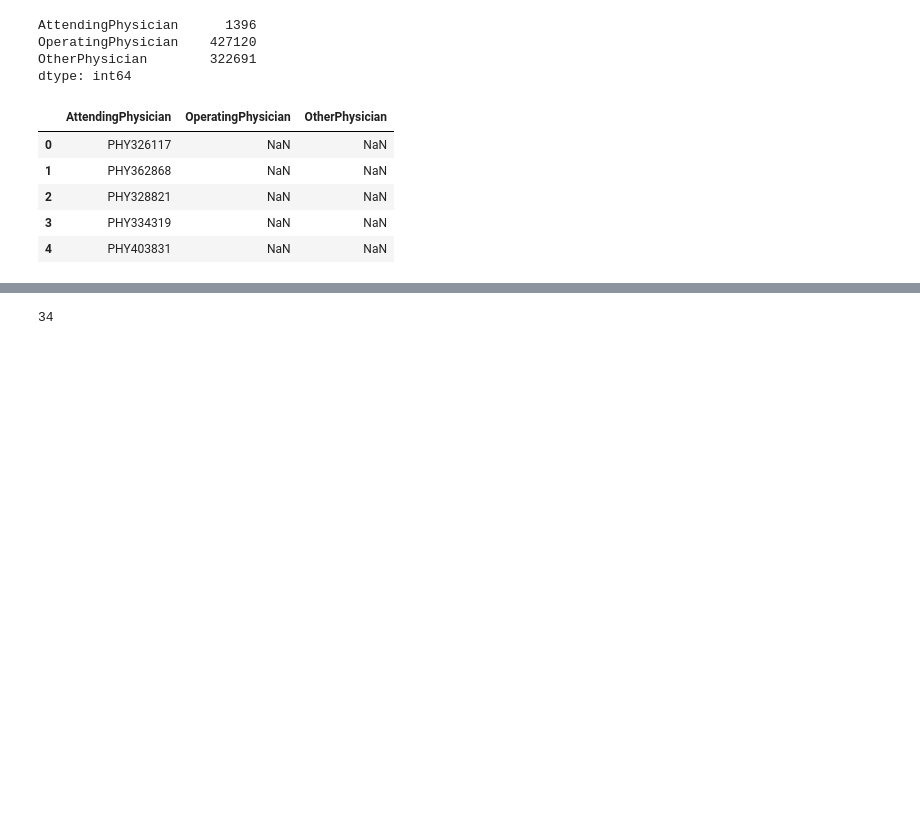
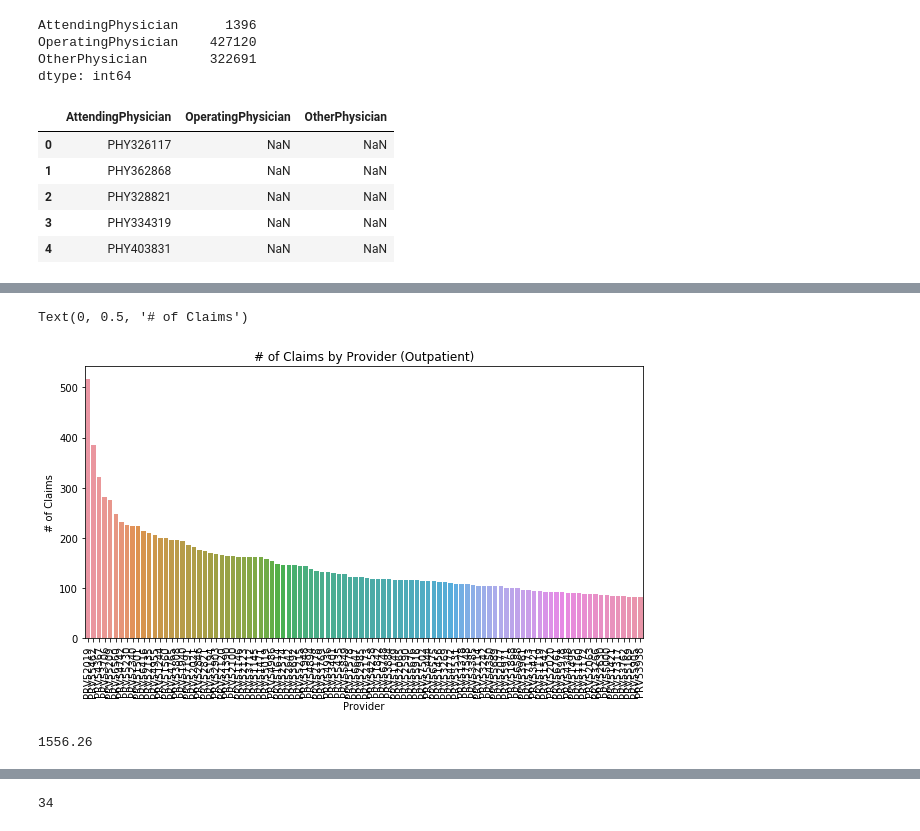
Before and after one commit to whohuhwhat/HC_Prov_Fraud, a Jupyter notebook: Inpt Outpt.ipynb, the cells around one changed output, grey strips where cells are left out. Saved outputs shown, nothing was run; the diff lists cells and outputs as text; code cells hidden in the pictures; blank space fills up the shorter version.

```diff
--- a/Inpt Outpt.ipynb
+++ b/Inpt Outpt.ipynb
@@ -524,0 +567,14 @@ phys_o.head()
+# %%
+plt.figure(figsize=(10,5))
+sns.barplot(tr_in.Provider.value_counts().index[:100],tr_in.Provider.value_counts().values[:100] )
+plt.title('# of Claims by Provider (Outpatient)')
+plt.xlabel('Provider')
+plt.xticks(rotation=90)
+plt.ylabel('# of Claims')
+# %% [output]
+Text(0, 0.5, '# of Claims')
+[figure, added]
+# %%
+tr_out.Provider.value_counts()[:100].mean()
+# %% [output]
+1556.26
```
Also changed, not shown: parts of 13 cells of this notebook.
